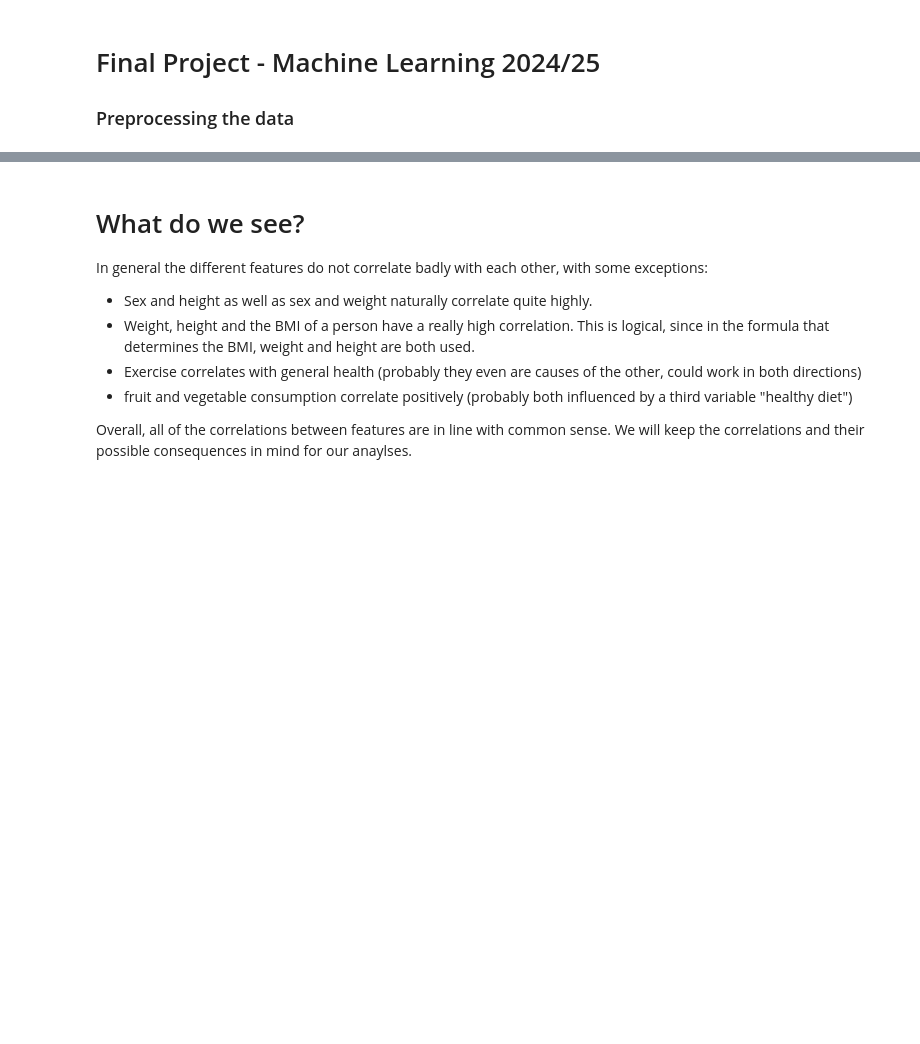
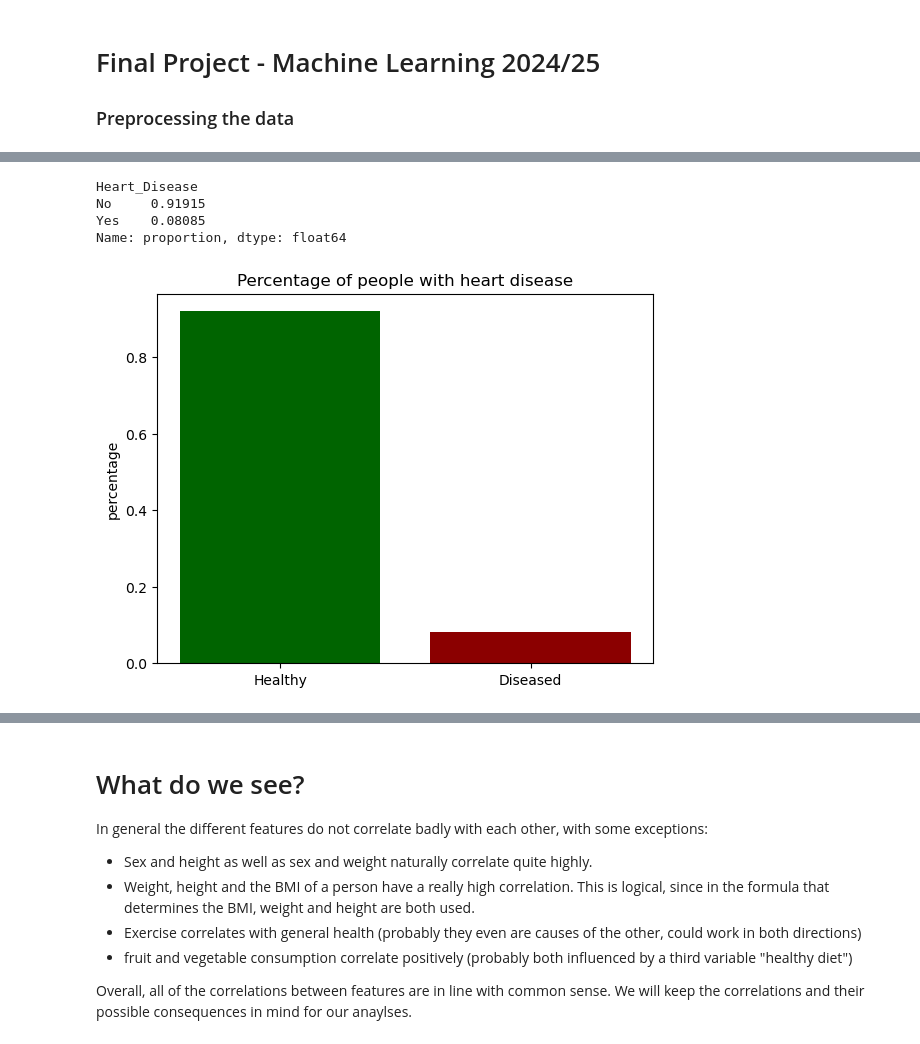
Before and after one commit to jelenameyer/IntroToMachineLearning, a Jupyter notebook: assignments/finalProject/preprocessing.ipynb, the cells around one changed output, grey strips where cells are left out. Drawn from its saved outputs; the diff is of its cells as text; code cells hidden in the pictures; blank space fills up the shorter version.

```diff
--- a/assignments/finalProject/preprocessing.ipynb
+++ b/assignments/finalProject/preprocessing.ipynb
@@ -17,0 +33,14 @@ data = pd.read_csv("data/CVD_cleaned.csv")
+# %%
+print(data["Heart_Disease"].value_counts(normalize = True))
+healthy, diseased = data["Heart_Disease"].value_counts(normalize = True)
+fig, ax = plt.subplots()
+ax.bar(["Healthy", "Diseased"], [healthy, diseased], color = ["darkgreen", "darkred"])
+ax.set_ylabel("percentage")
+ax.set_title("Percentage of people with heart disease")
+plt.show()
+# %% [output]
+Heart_Disease
+No     0.91915
+Yes    0.08085
+Name: proportion, dtype: float64
+[figure, added]
```
Also changed, not shown: parts of 13 cells of this notebook.
